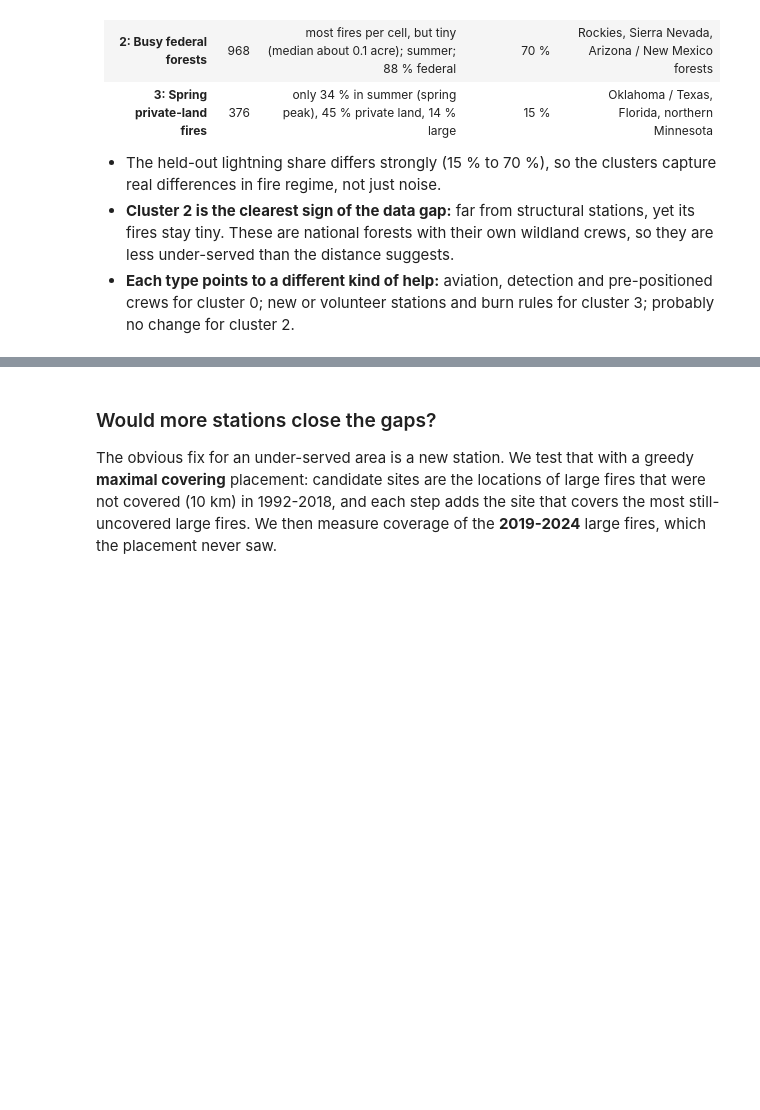
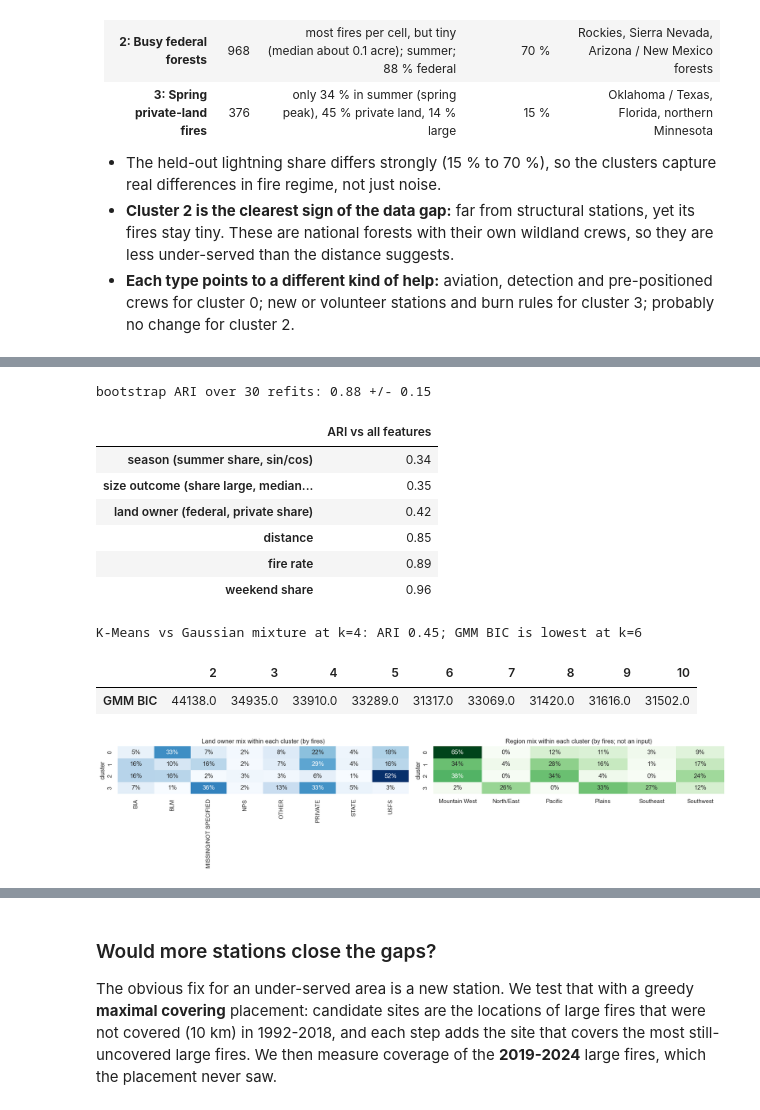
Before and after one commit to dolamquan/csen281_capstone, a Jupyter notebook: EDA/milestone1_eda.ipynb, the cells around one changed output, grey strips where cells are left out. Drawn from its saved outputs; the diff is of its cells as text; code cells hidden in the pictures; blank space fills up the shorter version.

```diff
--- a/EDA/milestone1_eda.ipynb
+++ b/EDA/milestone1_eda.ipynb
@@ -709,0 +1004,17 @@ plt.show()
+# %%
+NO_CAUSE = [f for f in BASE if f != 'CAUSE_CLASS']
+more_variants = {'LightGBM, base without cause': NO_CAUSE,
+                 'LightGBM, base without cause + distance': NO_CAUSE + ['DIST_KM'],
+                 'LightGBM, base without cause + distance + stations 25 km': NO_CAUSE + ['DIST_KM', 'STATIONS_25KM'],
+                 'LightGBM, base + distance + stations 25 km': BASE + ['DIST_KM', 'STATIONS_25KM']}
+rows = []
+for name, feats in more_variants.items():
+    m = lgb.LGBMClassifier(n_estimators=300, learning_rate=0.05, num_leaves=63, verbose=-1, random_state=SEED)
+    m.fit(train[feats], train['LARGE'])
+    p = m.predict_proba(test[feats])[:, 1]
+    rows.append({'model': name, 'ROC-AUC': roc_auc_score(test['LARGE'], p),
+                 'PR-AUC': average_precision_score(test['LARGE'], p)})
+display(pd.concat([results, pd.DataFrame(rows).set_index('model')]).style.format('{:.3f}'))
+
+del model_df, train, test   # the full-size model tables are not needed below
+_ = gc.collect()
@@ -898,0 +1247,61 @@ Four preliminary types of under-served area (cause was **not** used to build the
+# %%
+labels = under['cluster'].to_numpy()
+rng = np.random.default_rng(SEED)
+boot_ari = []
+for b in range(30):
+    idx = rng.choice(len(X), len(X), replace=True)
+    kb = KMeans(n_clusters=K_PRELIM, n_init=10, random_state=b).fit(X[idx])
+    boot_ari.append(adjusted_rand_score(labels, kb.predict(X)))
+print(f'bootstrap ARI over 30 refits: {np.mean(boot_ari):.2f} +/- {np.std(boot_ari):.2f}')
+
+FEATURE_GROUPS = {'size outcome (share large, median and p90 size)': ['share_large', 'median_log_size', 'p90_log_size'],
+                  'distance': ['log_median_dist'],
+                  'season (summer share, sin/cos)': ['summer_share', 'season_sin', 'season_cos'],
+                  'land owner (federal, private share)': ['federal_share', 'private_share'],
+                  'fire rate': ['log_fire_rate'],
+                  'weekend share': ['weekend_share']}
+ablation = {}
+for name, drop in FEATURE_GROUPS.items():
+    keep = [i for i, f in enumerate(FEATURES) if f not in drop]
+    ablation[name] = adjusted_rand_score(
+        labels, KMeans(n_clusters=K_PRELIM, n_init=10, random_state=SEED).fit_predict(X[:, keep]))
+display(pd.Series(ablation, name='ARI vs all features').sort_values().round(2).to_frame())
+
+gmm_bic = pd.Series({k: GaussianMixture(k, covariance_type='full', n_init=2, random_state=SEED).fit(X).bic(X)
+                     for k in K_RANGE}, name='GMM BIC')
+gmm = GaussianMixture(K_PRELIM, covariance_type='full', n_init=5, random_state=SEED).fit(X)
+print(f'K-Means vs Gaussian mixture at k={K_PRELIM}: ARI {adjusted_rand_score(labels, gmm.predict(X)):.2f}; '
+      f'GMM BIC is lowest at k={gmm_bic.idxmin()}')
+display(gmm_bic.round(0).to_frame().T)
+
+# held-out mix, weighted by fires
+fires_u = c.loc[in_under, ['CY', 'CX', 'STATE', 'OWNER_DESCR']].copy()
+fires_u['cluster'] = under['cluster'].reindex(pd.MultiIndex.from_frame(fires_u[['CY', 'CX']])).to_numpy()
+top_owners_u = fires_u['OWNER_DESCR'].value_counts().index[:7]
+fires_u['owner'] = fires_u['OWNER_DESCR'].where(fires_u['OWNER_DESCR'].isin(top_owners_u), 'OTHER')
+fires_u['region'] = fires_u['STATE'].map(REGION6).fillna('North/East')
+fig, axes = plt.subplots(1, 2, figsize=(17, 3.8))
+sns.heatmap(pd.crosstab(fires_u['cluster'], fires_u['owner'], normalize='index'), annot=True, fmt='.0%',
+            cmap='Blues', cbar=False, ax=axes[0])
+axes[0].set_title('Land owner mix within each cluster (by fires)')
+sns.heatmap(pd.crosstab(fires_u['cluster'], fires_u['region'], normalize='index'), annot=True, fmt='.0%',
+            cmap='Greens', cbar=False, ax=axes[1])
+axes[1].set_title('Region mix within each cluster (by fires; not an input)')
+for ax in axes:
+    ax.set_xlabel('')
+plt.tight_layout()
+savefig('cluster_heldout.png')
+plt.show()
+# %% [output]
+bootstrap ARI over 30 refits: 0.88 +/- 0.15
+|  | ARI vs all features |
+| season (summer share, sin/cos) | 0.34 |
+| size outcome (share large, median... | 0.35 |
+| land owner (federal, private share) | 0.42 |
+| distance | 0.85 |
+| fire rate | 0.89 |
+| weekend share | 0.96 |
+K-Means vs Gaussian mixture at k=4: ARI 0.45; GMM BIC is lowest at k=6
+|  | 2 | 3 | 4 | 5 | 6 | 7 | 8 | 9 | 10 |
+| GMM BIC | 44138.0 | 34935.0 | 33910.0 | 33289.0 | 31317.0 | 33069.0 | 31420.0 | 31616.0 | 31502.0 |
+[figure, added]
```
Also changed, not shown: parts of 36 cells of this notebook, 39 other files.
